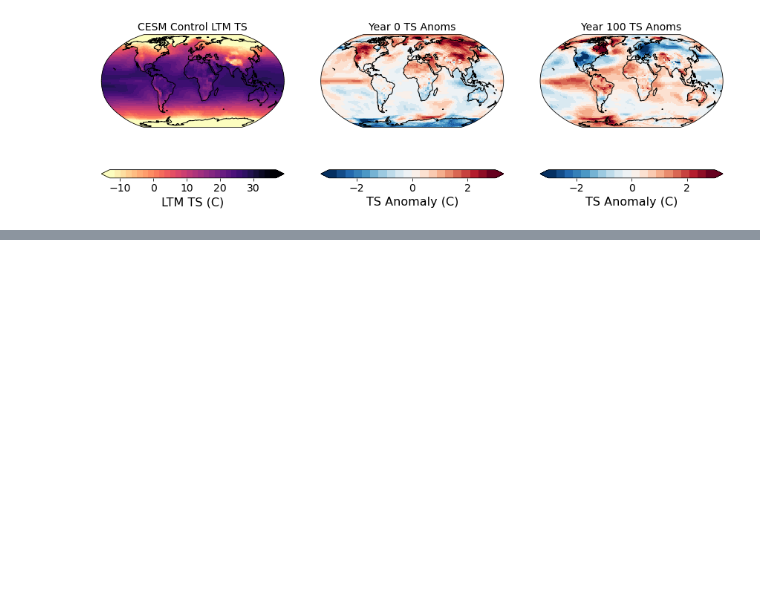
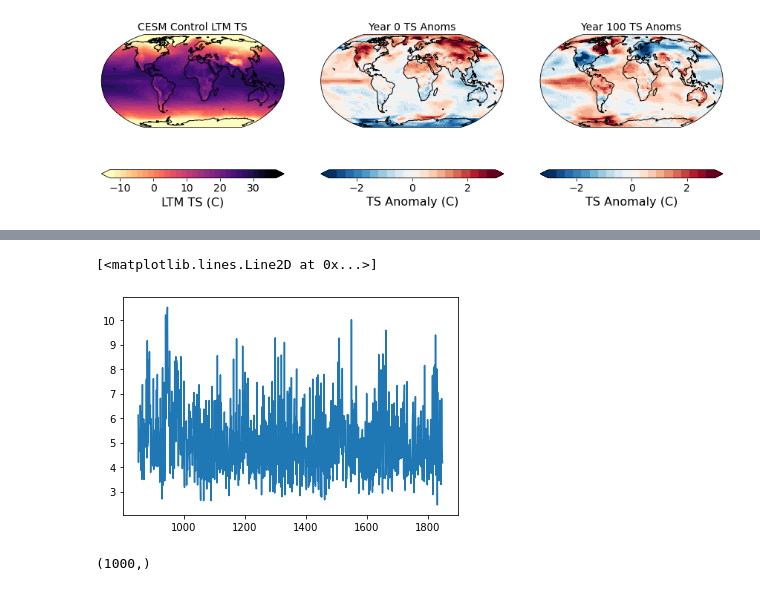
Before and after one commit to amrhein/SEOFs, a Jupyter notebook: cesm_lme_TS_load_normalize.ipynb, the cells around one changed output, grey strips where cells are left out. Cells and saved outputs as stored; diff of their text form; code cells hidden in the pictures; blank space fills up the shorter version.

```diff
--- a/cesm_lme_TS_load_normalize.ipynb
+++ b/cesm_lme_TS_load_normalize.ipynb
@@ -198,0 +234,12 @@ IndentationError: unindent does not match any outer indentation level (ens_snaps
+# %%
+# Compute time-varying, reduced-space covariance matrices
+
+# How much to truncate the state. Should be ~100(?)
+nEOF = neofs
+
+[datr,udat,s]   = ens.reduce_space(dat,nEOF)
+
+# Get time-varying reduced-space covariances
+[C,tC]        = ens.mk_covs(datr,time,binsize)
+[td,_,_]      = C.shape
+Cv            = C.reshape(td,nEOF**2).T
@@ -198,0 +280,18 @@ IndentationError: unindent does not match any outer indentation level (ens_snaps
+# %%
+# Compute K-L divergence
+Cm = Cv.mean(axis=1, keepdims=True).reshape(nEOF,nEOF)
+m0 = np.zeros(nEOF)
+m1 = np.zeros(nEOF)
+
+kld = np.empty(td)
+for ii in np.arange(td):
+    kld[ii]   = ens.KLdiv(C[ii,:,:],Cm,m0,m1)
+
+plt.plot(tC,kld)
+# %% [output]
+[<matplotlib.lines.Line2D at 0x...>]
+[figure, added]
+# %%
+kld.shape
+# %% [output]
+(1000,)
```
Also changed, not shown: parts of 13 cells of this notebook, 1 other file.
